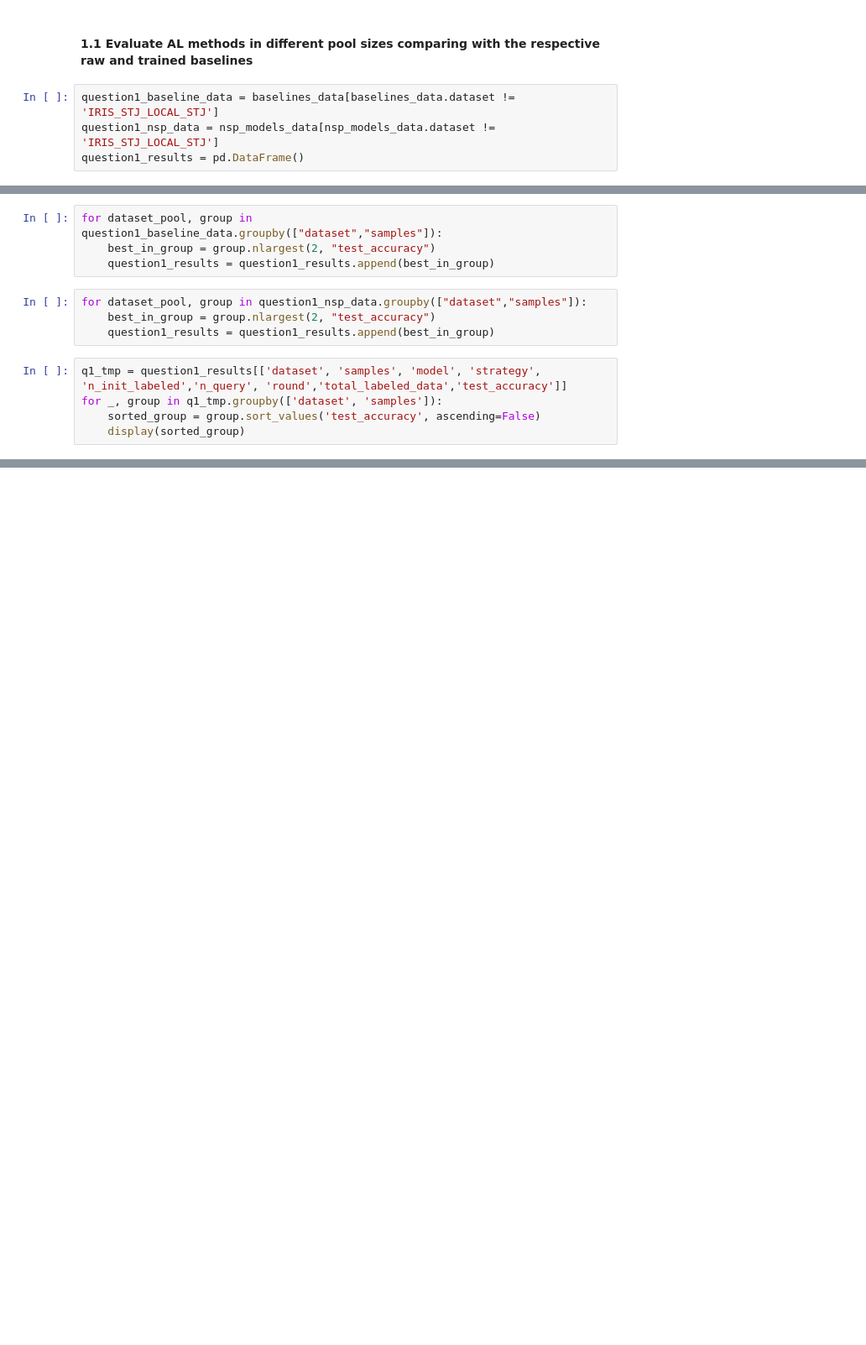
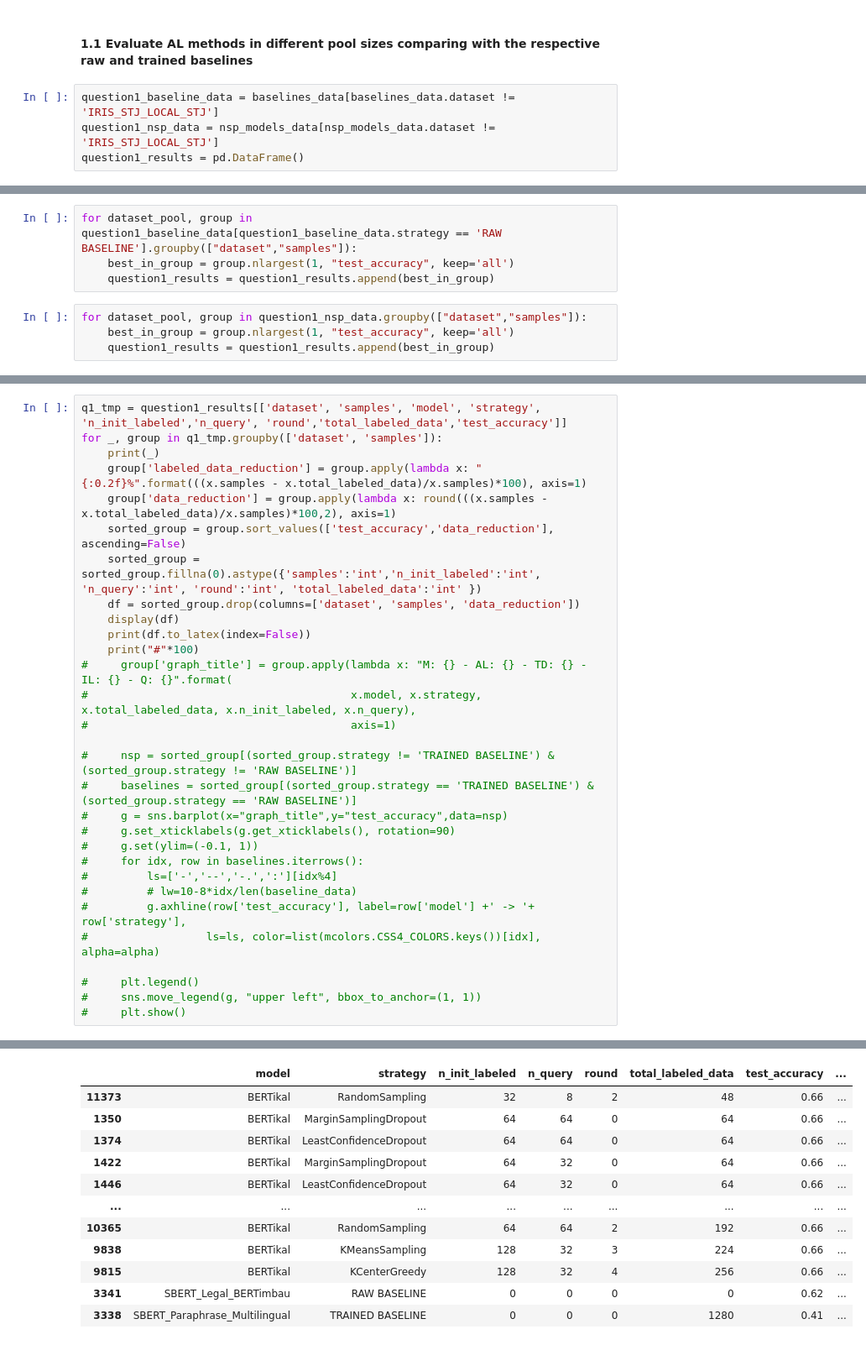
Before and after one commit to danieljunior/deep-active-learning, a Jupyter notebook: notebooks/runs_analysis.ipynb, the cells around one changed output, grey strips where cells are left out. Shown: that part at 84% size. Saved outputs shown, nothing was run; the diff lists cells and outputs as text; blank space fills up the shorter version.

```diff
--- a/notebooks/runs_analysis.ipynb
+++ b/notebooks/runs_analysis.ipynb
@@ -300,13 +292,8 @@ question1_results = pd.DataFrame()
+# %%
+for dataset_pool, group in question1_baseline_data[question1_baseline_data.strategy == 'RAW BASELINE'].groupby(["dataset","samples"]):
+    best_in_group = group.nlargest(1, "test_accuracy", keep='all')
+    question1_results = question1_results.append(best_in_group)
 # %%
-for dataset_pool, group in question1_baseline_data.groupby(["dataset","samples"]):
-    best_in_group = group.nlargest(2, "test_accuracy")
+for dataset_pool, group in question1_nsp_data.groupby(["dataset","samples"]):
+    best_in_group = group.nlargest(1, "test_accuracy", keep='all')
     question1_results = question1_results.append(best_in_group)
-# %%
-for dataset_pool, group in question1_nsp_data.groupby(["dataset","samples"]):
-    best_in_group = group.nlargest(2, "test_accuracy")
-    question1_results = question1_results.append(best_in_group)
-# %%
-q1_tmp = question1_results[['dataset', 'samples', 'model', 'strategy', 'n_init_labeled','n_query', 'round','total_labeled_data','test_accuracy']]
-for _, group in q1_tmp.groupby(['dataset', 'samples']):
-    sorted_group = group.sort_values('test_accuracy', ascending=False)
-    display(sorted_group)
@@ -354,0 +300,31 @@ from autorank import autorank, plot_stats, create_report, latex_table
+# %%
+q1_tmp = question1_results[['dataset', 'samples', 'model', 'strategy', 'n_init_labeled','n_query', 'round','total_labeled_data','test_accuracy']]
+for _, group in q1_tmp.groupby(['dataset', 'samples']):
+    print(_)
+    group['labeled_data_reduction'] = group.apply(lambda x: "{:0.2f}%".format(((x.samples - x.total_labeled_data)/x.samples)*100), axis=1)
+    group['data_reduction'] = group.apply(lambda x: round(((x.samples - x.total_labeled_data)/x.samples)*100,2), axis=1)
+    sorted_group = group.sort_values(['test_accuracy','data_reduction'], ascending=False)
+    sorted_group = sorted_group.fillna(0).astype({'samples':'int','n_init_labeled':'int', 'n_query':'int', 'round':'int', 'total_labeled_data':'int' })
+    df = sorted_group.drop(columns=['dataset', 'samples', 'data_reduction'])
+    display(df)
+    print(df.to_latex(index=False))
+    print("#"*100)
+#     group['graph_title'] = group.apply(lambda x: "M: {} - AL: {} - TD: {} - IL: {} - Q: {}".format(
+#                                        x.model, x.strategy, x.total_labeled_data, x.n_init_labeled, x.n_query),
+#                                        axis=1)
+
+#     nsp = sorted_group[(sorted_group.strategy != 'TRAINED BASELINE') & (sorted_group.strategy != 'RAW BASELINE')]
+#     baselines = sorted_group[(sorted_group.strategy == 'TRAINED BASELINE') & (sorted_group.strategy == 'RAW BASELINE')]
+#     g = sns.barplot(x="graph_title",y="test_accuracy",data=nsp)
+#     g.set_xticklabels(g.get_xticklabels(), rotation=90)
+#     g.set(ylim=(-0.1, 1))
+#     for idx, row in baselines.iterrows():
+#         ls=['-','--','-.',':'][idx%4]
+#         # lw=10-8*idx/len(baseline_data)
+#         g.axhline(row['test_accuracy'], label=row['model'] +' -> '+ row['strategy'],
+#                  ls=ls, color=list(mcolors.CSS4_COLORS.keys())[idx], alpha=alpha)
+
+#     plt.legend()
+#     sns.move_legend(g, "upper left", bbox_to_anchor=(1, 1))
+#     plt.show()
+# %% [output]
@@ -354,0 +360,12 @@ from autorank import autorank, plot_stats, create_report, latex_table
+|  | model | strategy | n_init_labeled | n_query | round | total_labeled_data | test_accuracy | ... |
+| 11373 | BERTikal | RandomSampling | 32 | 8 | 2 | 48 | 0.66 | ... |
+| 1350 | BERTikal | MarginSamplingDropout | 64 | 64 | 0 | 64 | 0.66 | ... |
+| 1374 | BERTikal | LeastConfidenceDropout | 64 | 64 | 0 | 64 | 0.66 | ... |
+| 1422 | BERTikal | MarginSamplingDropout | 64 | 32 | 0 | 64 | 0.66 | ... |
+| 1446 | BERTikal | LeastConfidenceDropout | 64 | 32 | 0 | 64 | 0.66 | ... |
+| ... | ... | ... | ... | ... | ... | ... | ... | ... |
+| 10365 | BERTikal | RandomSampling | 64 | 64 | 2 | 192 | 0.66 | ... |
+| 9838 | BERTikal | KMeansSampling | 128 | 32 | 3 | 224 | 0.66 | ... |
+| 9815 | BERTikal | KCenterGreedy | 128 | 32 | 4 | 256 | 0.66 | ... |
+| 3341 | SBERT_Legal_BERTimbau | RAW BASELINE | 0 | 0 | 0 | 0 | 0.62 | ... |
+| 3338 | SBERT_Paraphrase_Multilingual | TRAINED BASELINE | 0 | 0 | 0 | 1280 | 0.41 | ... |
```
Also changed, not shown: parts of 21 cells of this notebook, 10 other files.
